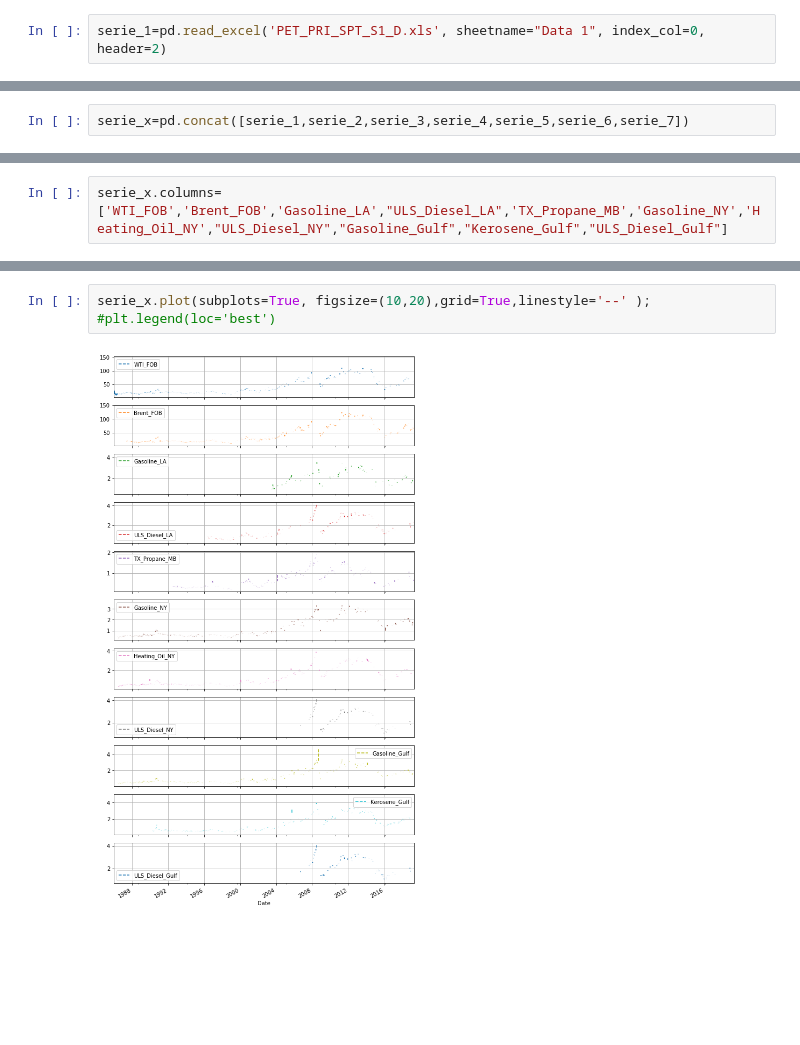
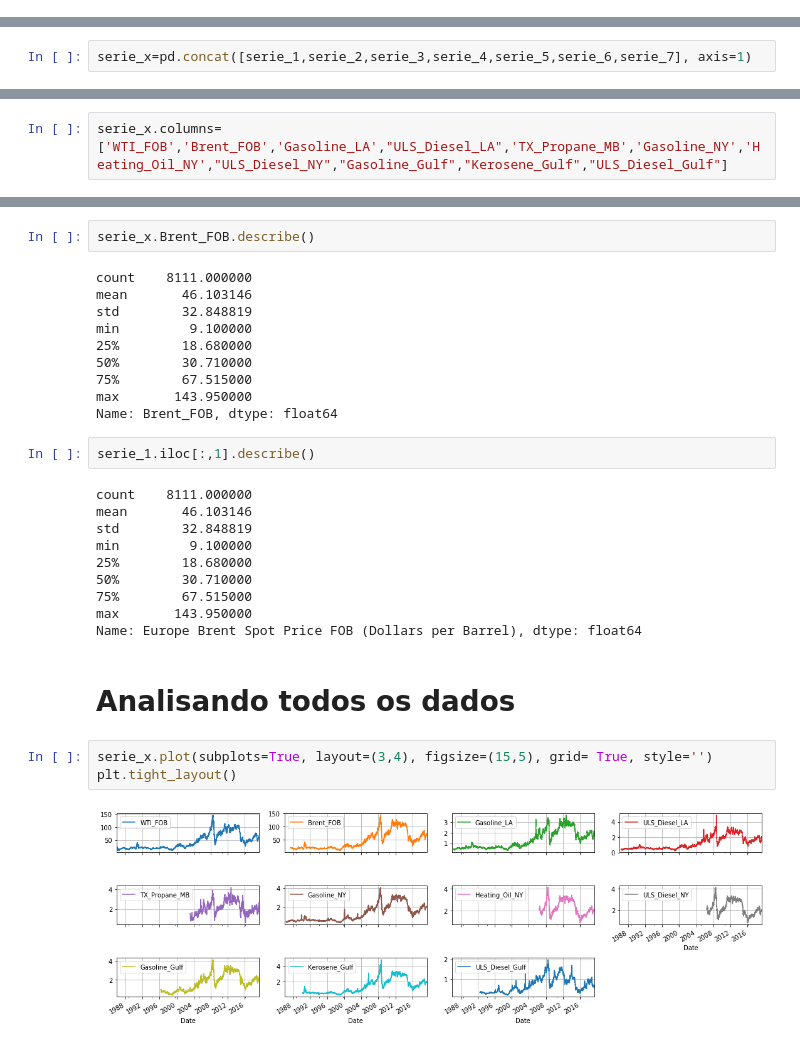
Before and after one commit to lucasmesz/Ciencia_de_Dados, a Jupyter notebook: Series_ML.ipynb, the cells around one changed output, grey strips where cells are left out. Drawn from its saved outputs; the diff is of its cells as text; blank space fills up the shorter version.

```diff
--- a/Series_ML.ipynb
+++ b/Series_ML.ipynb
@@ -81,2 +10,0 @@ len(serie["2015-04":"2019-04"])/250
-# %%
-serie_1=pd.read_excel('PET_PRI_SPT_S1_D.xls', sheetname="Data 1", index_col=0, header=2)
@@ -101,5 +17,5 @@ for i in range(7):
 # %%
-serie_x=pd.concat([serie_1,serie_2,serie_3,serie_4,serie_5,serie_6,serie_7])
+serie_x=pd.concat([serie_1,serie_2,serie_3,serie_4,serie_5,serie_6,serie_7], axis=1)
 # %%
 serie_x.columns
 # %% [output]
@@ -127,5 +74,31 @@ Index(['WTI_FOB', 'Brent_FOB', 'Gasoline_LA', 'ULS_Diesel_LA', 'TX_Propane_MB',
+# %%
+serie_x.Brent_FOB.describe()
+# %% [output]
+count    8111.000000
+mean       46.103146
+std        32.848819
+min         9.100000
+25%        18.680000
+50%        30.710000
+75%        67.515000
+max       143.950000
+Name: Brent_FOB, dtype: float64
+# %%
+serie_1.iloc[:,1].describe()
+# %% [output]
+count    8111.000000
+mean       46.103146
+std        32.848819
+min         9.100000
+25%        18.680000
+50%        30.710000
+75%        67.515000
+max       143.950000
+Name: Europe Brent Spot Price FOB (Dollars per Barrel), dtype: float64
+# %% [markdown]
+# Analisando todos os dados
 # %%
-serie_x.plot(subplots=True, figsize=(10,20),grid=True,linestyle='--' );
-#plt.legend(loc='best')
+serie_x.plot(subplots=True, layout=(3,4), figsize=(15,5), grid= True, style='')
+plt.tight_layout()
 # %% [output]
-[figure, old version]
+[figure, new version]
```
Also changed, not shown: parts of 47 cells of this notebook.
